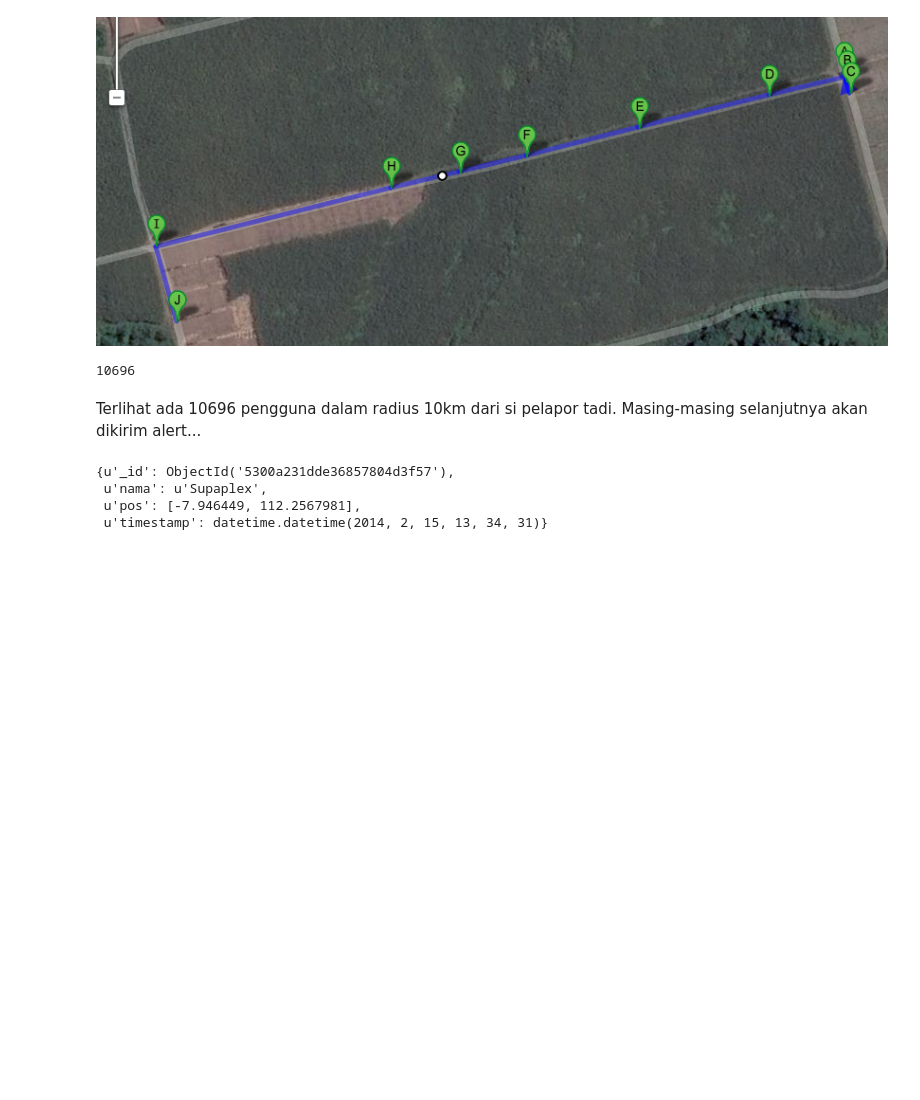
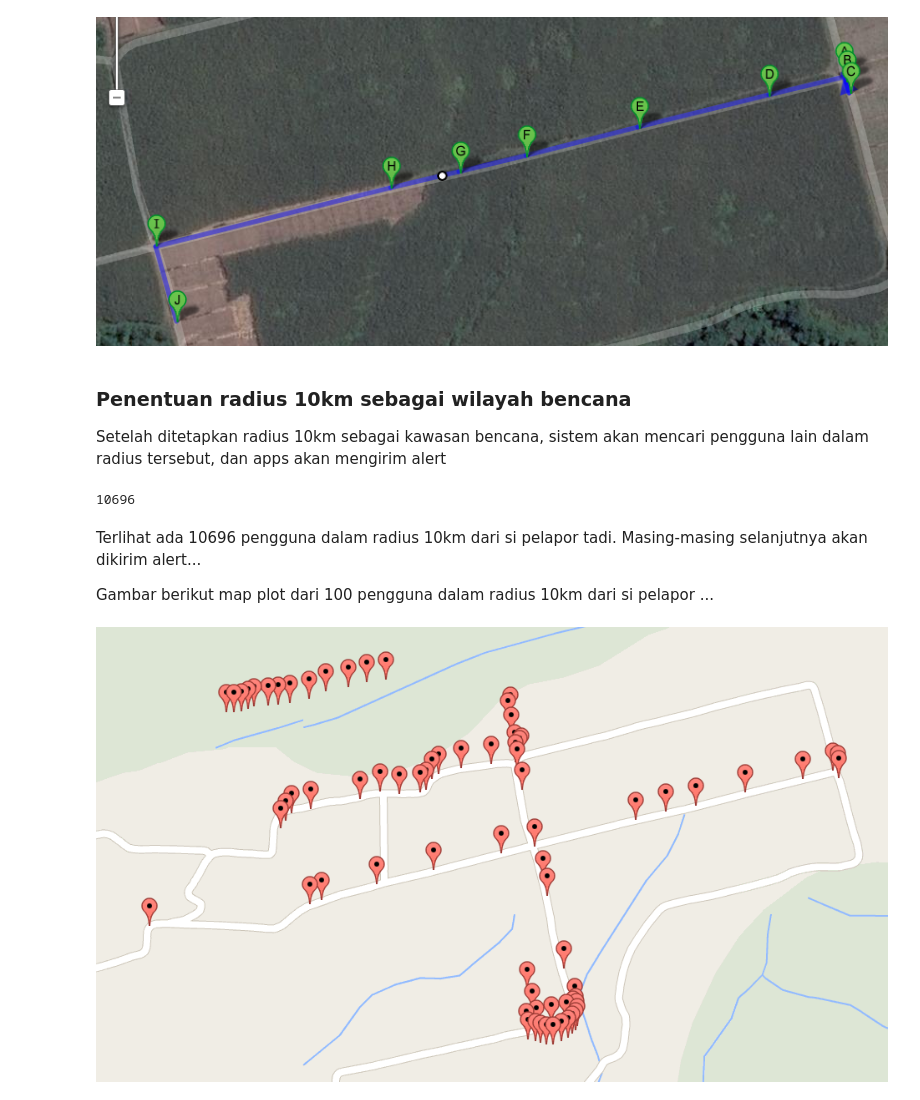
Before and after one commit to ganapatih/processor, a Jupyter notebook: ganapatih.ipynb, the cells around one changed output. Drawn from its saved outputs; the diff is of its cells as text; code cells hidden in the pictures; blank space fills up the shorter version.

Commit message:
adding image

```diff
--- a/ganapatih.ipynb
+++ b/ganapatih.ipynb
@@ -45,4 +44,7 @@ from bson.son import SON
 Image(filename="/home/banteng/Desktop/nearest.png")
 # %% [output]
 [figure]
+# %% [markdown]
+### Penentuan radius 10km sebagai wilayah bencana
+Setelah ditetapkan radius 10km sebagai kawasan bencana, sistem akan mencari pengguna lain dalam radius tersebut, dan apps akan mengirim alert
 # %%
@@ -52,10 +53,9 @@ db.loc.find({"pos": {"$within": {"$center": [[-7.946449, 112.2567981], 10/111.12
 10696
 # %% [markdown]
 Terlihat ada 10696 pengguna dalam radius 10km dari si pelapor tadi. Masing-masing selanjutnya akan dikirim alert...
+
+Gambar berikut map plot dari 100 pengguna dalam radius 10km dari si pelapor ...
-# %%
-db.loc.find_one({"pos": {"$within": {"$center": [[-7.946449, 112.2567981], 10/111.12]}}})
-# %% [output]
-{u'_id': ObjectId('5300a231dde36857804d3f57'),
- u'nama': u'Supaplex',
- u'pos': [-7.946449, 112.2567981],
- u'timestamp': datetime.datetime(2014, 2, 15, 13, 34, 31)}
+# %%
+Image(filename="/home/banteng/Desktop/all_near.png")
+# %% [output]
+[figure, added]
```
Also changed, not shown: parts of 2 cells of this notebook.
